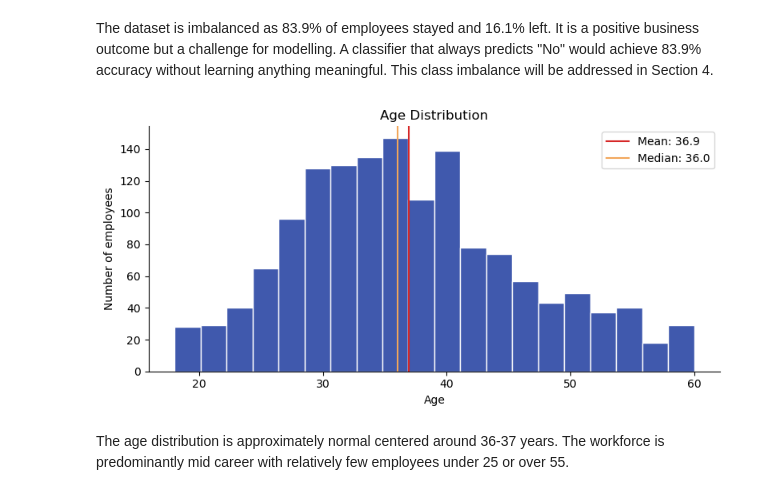
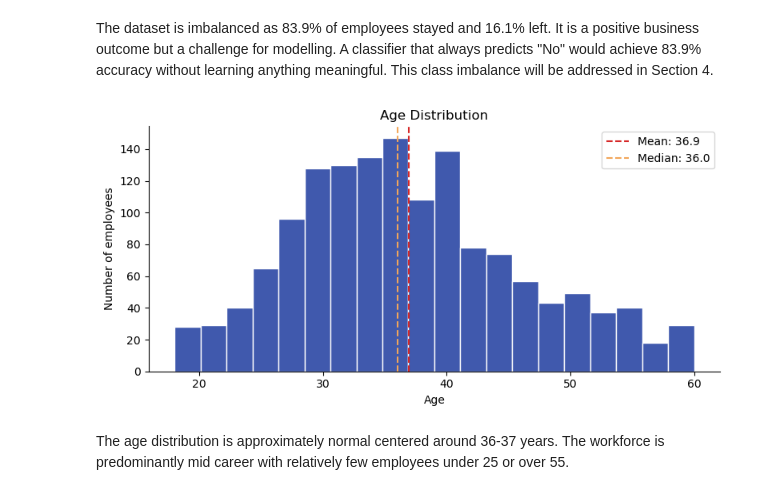
Before and after one commit to amanova1/why-employees-leave, a Jupyter notebook: why_employees_leave.ipynb, the cells around one changed output. Saved outputs shown, nothing was run; the diff lists cells and outputs as text; code cells hidden in the pictures.

```diff
--- a/why_employees_leave.ipynb
+++ b/why_employees_leave.ipynb
@@ -388,20 +388,20 @@ The dataset is imbalanced as 83.9% of employees stayed and 16.1% left. It is a p
 # %%
 fig, ax = plt.subplots(figsize=(8, 4))
 
 ax.hist(hr_data['Age'], bins=20, color='#4059AD', edgecolor='white')
-ax.axvline(hr_data['Age'].mean(), color='#D62828', linestyle='-', label=f"Mean: {hr_data['Age'].mean():.1f}")
-ax.axvline(hr_data['Age'].median(), color='#F2A65A', linestyle='-', label=f"Median: {hr_data['Age'].median():.1f}")
+ax.axvline(hr_data['Age'].mean(), color='#D62828', linestyle='--', label=f"Mean: {hr_data['Age'].mean():.1f}")
+ax.axvline(hr_data['Age'].median(), color='#F2A65A', linestyle='--', label=f"Median: {hr_data['Age'].median():.1f}")
 ax.set_title('Age Distribution')
 ax.set_xlabel('Age')
 ax.set_ylabel('Number of employees')
 ax.spines['top'].set_visible(False)
 ax.spines['right'].set_visible(False)
 ax.legend()
 
 plt.tight_layout()
 plt.show()
 # %% [output]
-[figure, old version]
+[figure, new version]
 # %% [markdown]
 The age distribution is approximately normal centered around 36-37 years. The workforce is predominantly mid career with relatively few employees under 25 or over 55.
 # %%
```
Also changed, not shown: parts of 12 cells of this notebook.
